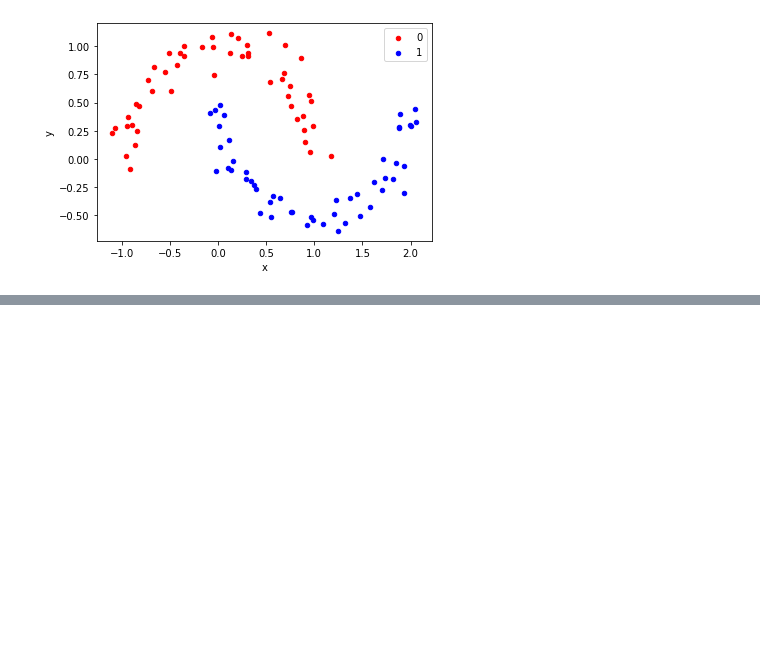
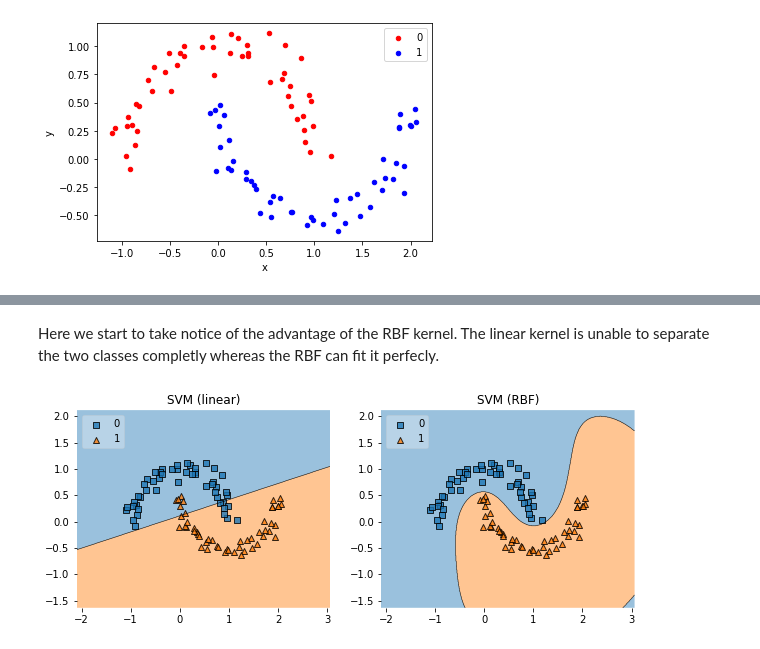
Before and after one commit to xaviersantos/dm, a Jupyter notebook: tpc4/tpc4.ipynb, the cells around one changed output, grey strips where cells are left out. Drawn from its saved outputs; the diff is of its cells as text; code cells hidden in the pictures; blank space fills up the shorter version.

```diff
--- a/tpc4/tpc4.ipynb
+++ b/tpc4/tpc4.ipynb
@@ -45,0 +89,6 @@ pyplot.show()
+# %% [markdown]
+Here we start to take notice of the advantage of the RBF kernel. The linear kernel is unable to separate the two classes completly whereas the RBF can fit it perfecly.
+# %%
+plot_decision(X_moons, y_moons, clfs)
+# %% [output]
+[figure, added]
```
Also changed, not shown: parts of 11 cells of this notebook.
